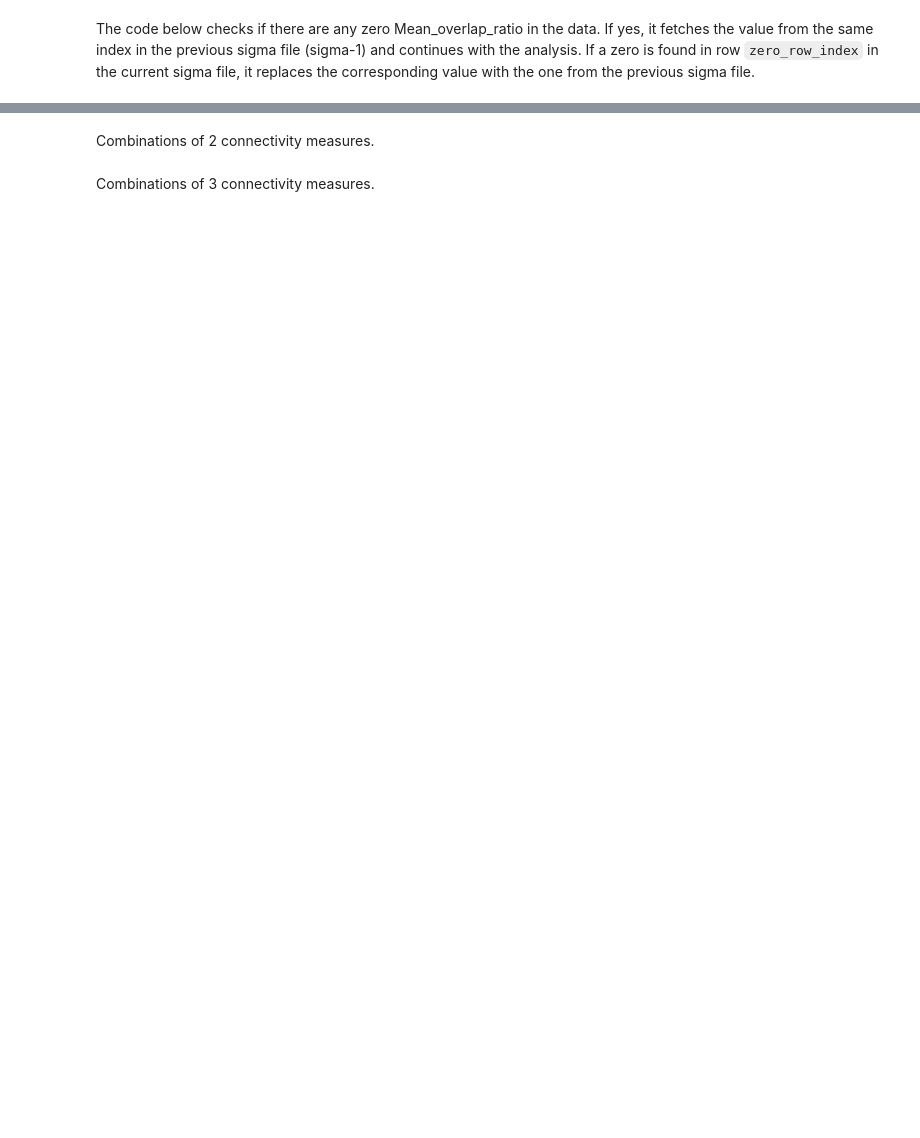
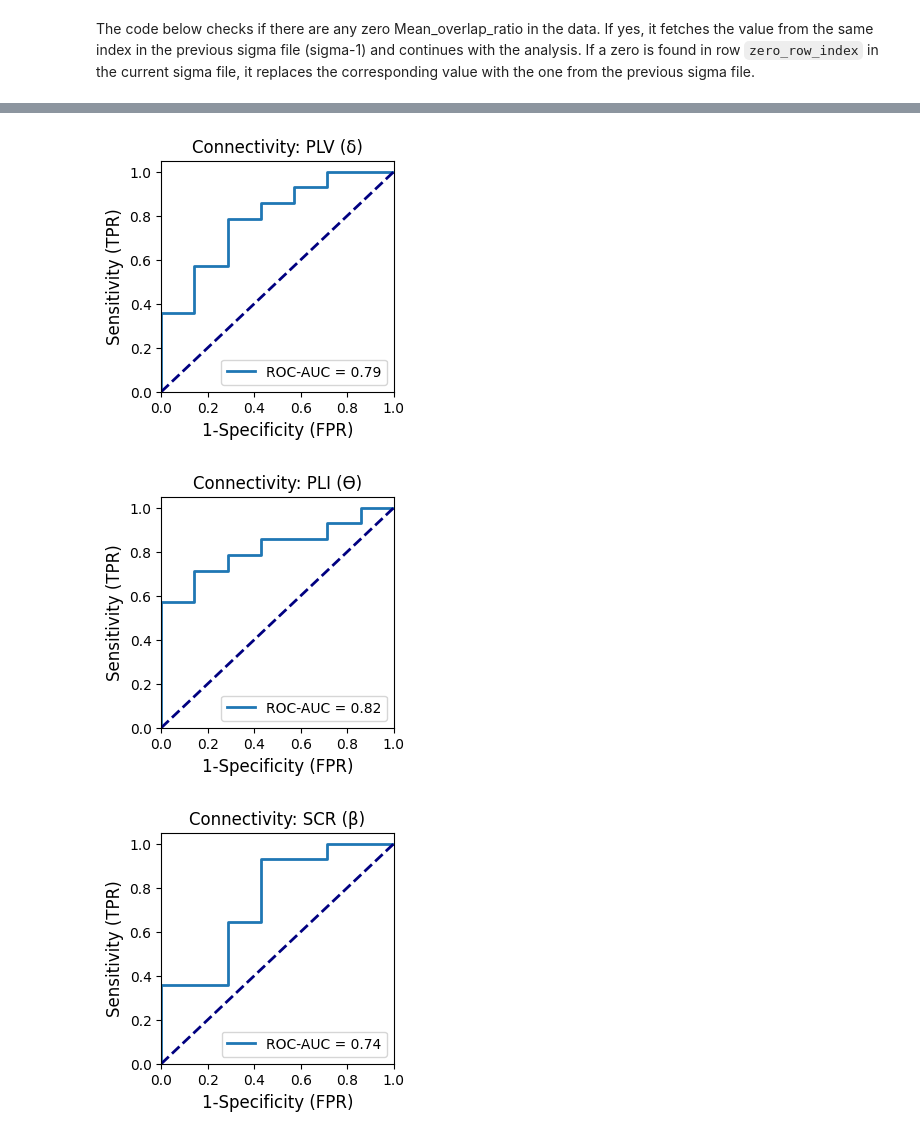
Before and after one commit to ivkarla/epigame, a Jupyter notebook: notebooks/game_vKarla_outcome_prediction.ipynb, the cells around one changed output, grey strips where cells are left out. Saved outputs shown, nothing was run; the diff lists cells and outputs as text; code cells hidden in the pictures; blank space fills up the shorter version.

```diff
--- a/notebooks/game_vKarla_outcome_prediction.ipynb
+++ b/notebooks/game_vKarla_outcome_prediction.ipynb
@@ -145,22 +76,24 @@ import matplotlib.pyplot as plt
 # %%
+load_data_ori = None
+
 sigma = 4
-while sigma > 0:
-    load_data = pd.read_excel(main_folder + f"surgical_outcome_data_{sigma}sigma.xlsx", engine='openpyxl')
+while sigma > 1:
+    load_data_ori = pd.read_excel(project_folder + f"surgical_outcome_data_{sigma}sigma.xlsx", engine='openpyxl')
 
     # Check if "Mean_overlap_ratio" contains any zeros
-    zero_row_indices = load_data.index[load_data["Mean_overlap_ratio"] == 0].tolist()
+    zero_row_indices = load_data_ori.index[load_data_ori["Mean_overlap_ratio"] == 0].tolist()
 
     if zero_row_indices:
         print(f"Zeros found in rows {zero_row_indices} for sigma={sigma}")
-        if sigma == 1:
+        if sigma == 0:
             print("Skipping iteration for sigma=1 with zeros")
             break
 
         sigma -= 1
-        prev_load_data = pd.read_excel(main_folder + f"surgical_outcome_data_{sigma}sigma.xlsx", engine='openpyxl')
+        prev_load_data_ori = pd.read_excel(project_folder + f"surgical_outcome_data_{sigma}sigma.xlsx", engine='openpyxl')
 
         for zero_row_index in zero_row_indices:
-            zero_value = prev_load_data.loc[zero_row_index, "Mean_overlap_ratio"]
-            load_data.loc[zero_row_index, "Mean_overlap_ratio"] = zero_value
+            zero_value = prev_load_data_ori.loc[zero_row_index, "Mean_overlap_ratio"]
+            load_data_ori.loc[zero_row_index, "Mean_overlap_ratio"] = zero_value
     else:
         break  # No zeros found, exit the loop
@@ -234,2 +103,0 @@ pass;
-# %% [markdown]
-Combinations of 2 connectivity measures.
@@ -310,2 +103,0 @@ pass;
-# %% [markdown]
-Combinations of 3 connectivity measures.
@@ -386,0 +104,58 @@ pass;
+# %%
+load_data = load_data_ori[load_data_ori['Strategy'] == "mm"]
+
+results = []
+
+# Loop through each connectivity measure
+for cm in conn_measures:
+    # Group the data by method and get the group for the current connectivity measure
+    data = load_data.groupby("CM").get_group(cm)
+    scores, actual_labels = list(data.Mean_overlap_ratio), list(data.Outcome)
+
+    # Calculate the ROC curve
+    fpr, tpr, thresholds = roc_curve(actual_labels, scores)
+
+    # Calculate the AUC
+    roc_auc = auc(fpr, tpr)
+
+    # Compute Youden's index
+    youden_index = tpr - fpr
+    best_threshold_index = np.argmax(youden_index)
+
+    # Sensitivity and specificity at the best threshold
+    sens = tpr[best_threshold_index]
+    spec = 1 - fpr[best_threshold_index]
+
+    # Append the results to the list
+    results.append({
+        'CM': cm,
+        'AUC': roc_auc,
+        'Sensitivity': sens,
+        'Specificity': spec
+    })
+
+    # Plot the ROC curve if AUC > 0.7
+    if roc_auc > 0.7: # Remove of modify this logic to print all/specific ROC curves
+        cm_str = substitute_cm(substitute_bands(cm))
+
+        plt.figure(figsize=(3, 3))
+        plt.plot(fpr, tpr, lw=2, label=f'ROC-AUC = {roc_auc:0.2f}')
+        plt.plot([0, 1], [0, 1], color='navy', lw=2, linestyle='--')
+        plt.xlim([0.0, 1.0])
+        plt.ylim([0.0, 1.05])
+        plt.xlabel('1-Specificity (FPR)', size=12)
+        plt.ylabel('Sensitivity (TPR)', size=12)
+        plt.title(f'Connectivity: {cm_str}')
+        plt.legend(loc="lower right")
+        plt.show()
+        plt.close()
+
+# Convert the results to a DataFrame
+results_df = pd.DataFrame(results)
+
+# Save the results to an Excel file
+results_df.to_excel(project_folder + "1cm_rocauc_results.xlsx", index=False)
+# %% [output]
+[figure, added]
+[figure, added]
+[figure, added]
```
Also changed, not shown: parts of 13 cells of this notebook.
